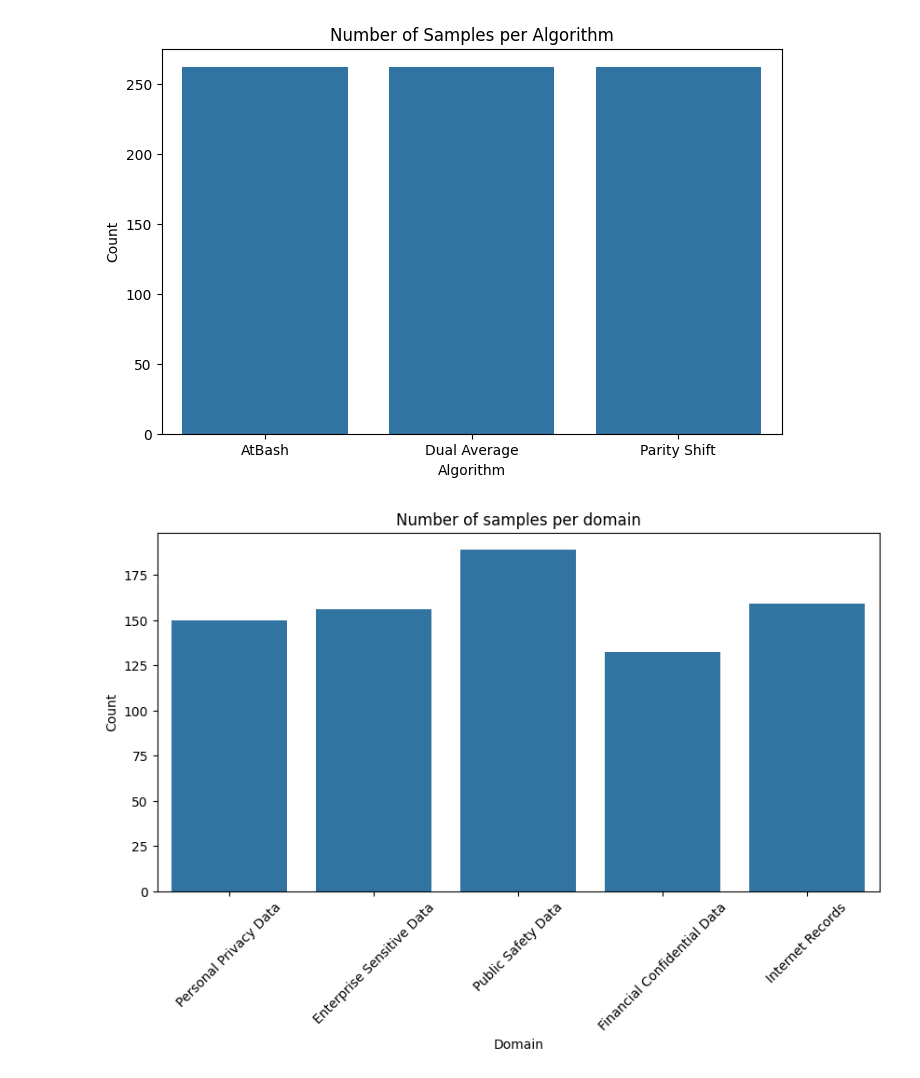
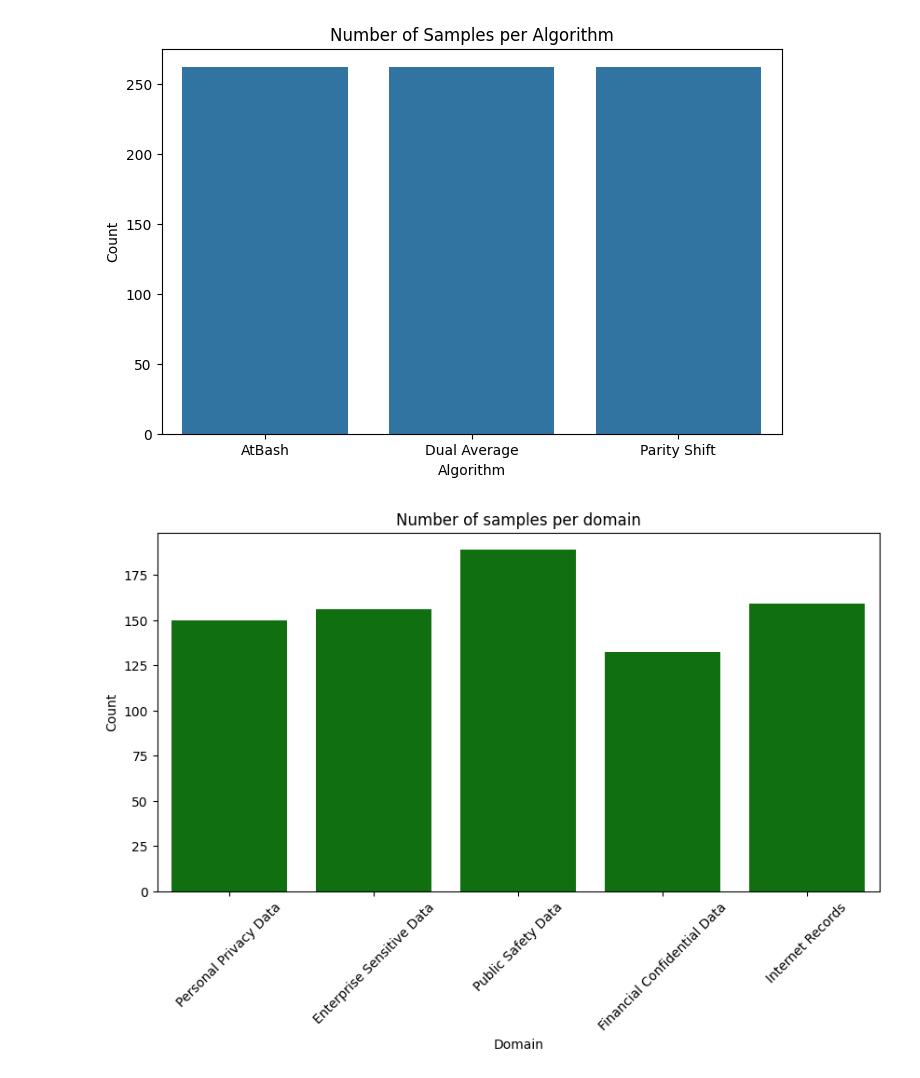
Before and after one commit to samcursive/aicrypto, a Jupyter notebook: code.ipynb, the cells around one changed output. Saved outputs shown, nothing was run; the diff lists cells and outputs as text; code cells hidden in the pictures.

```diff
--- a/code.ipynb
+++ b/code.ipynb
@@ -203,11 +203,11 @@ plt.show()
 [figure]
 # %%
 plt.figure(figsize=(10,5))
-sns.countplot(x='domain', data=master_df)
+sns.countplot(x='domain', data=master_df, color='green')
 plt.title("Number of samples per domain")
 plt.ylabel("Count")
 plt.xlabel("Domain")
 plt.xticks(rotation=45)
 plt.show()
 # %% [output]
-[figure, old version]
+[figure, new version]
```
Also changed, not shown: parts of 1 cell of this notebook.
